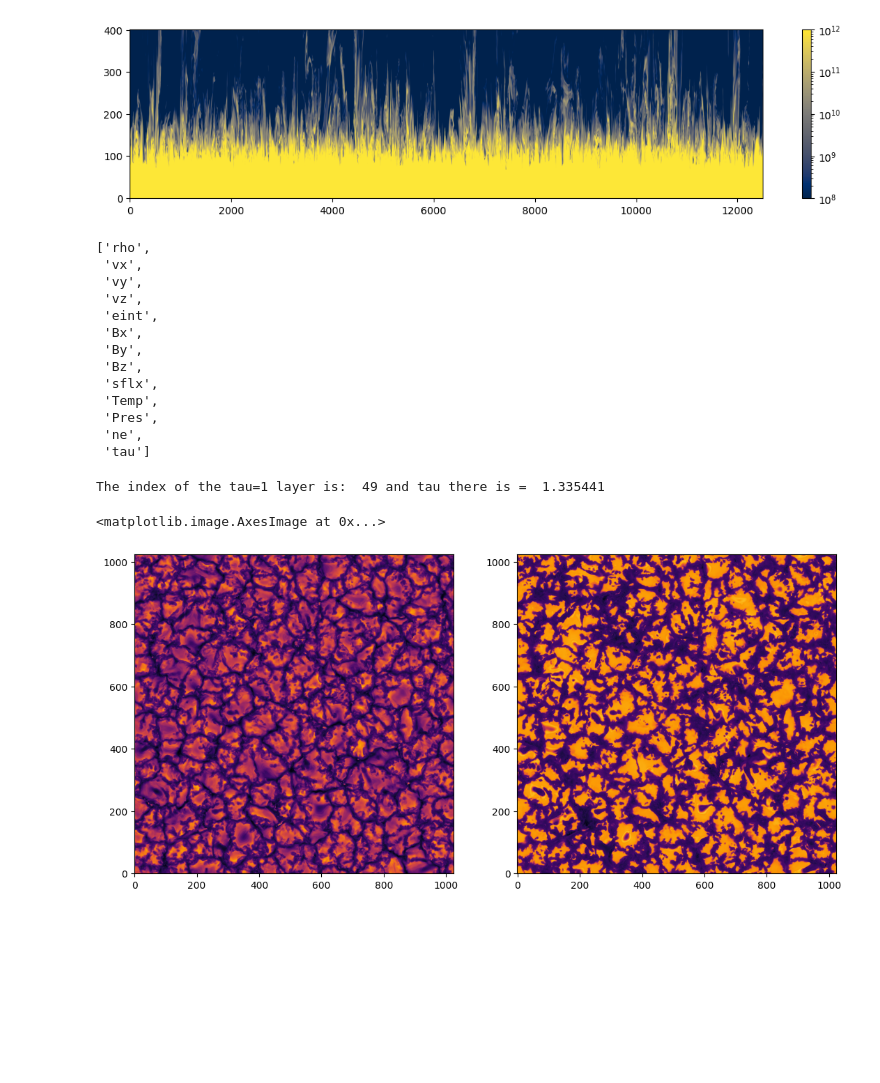
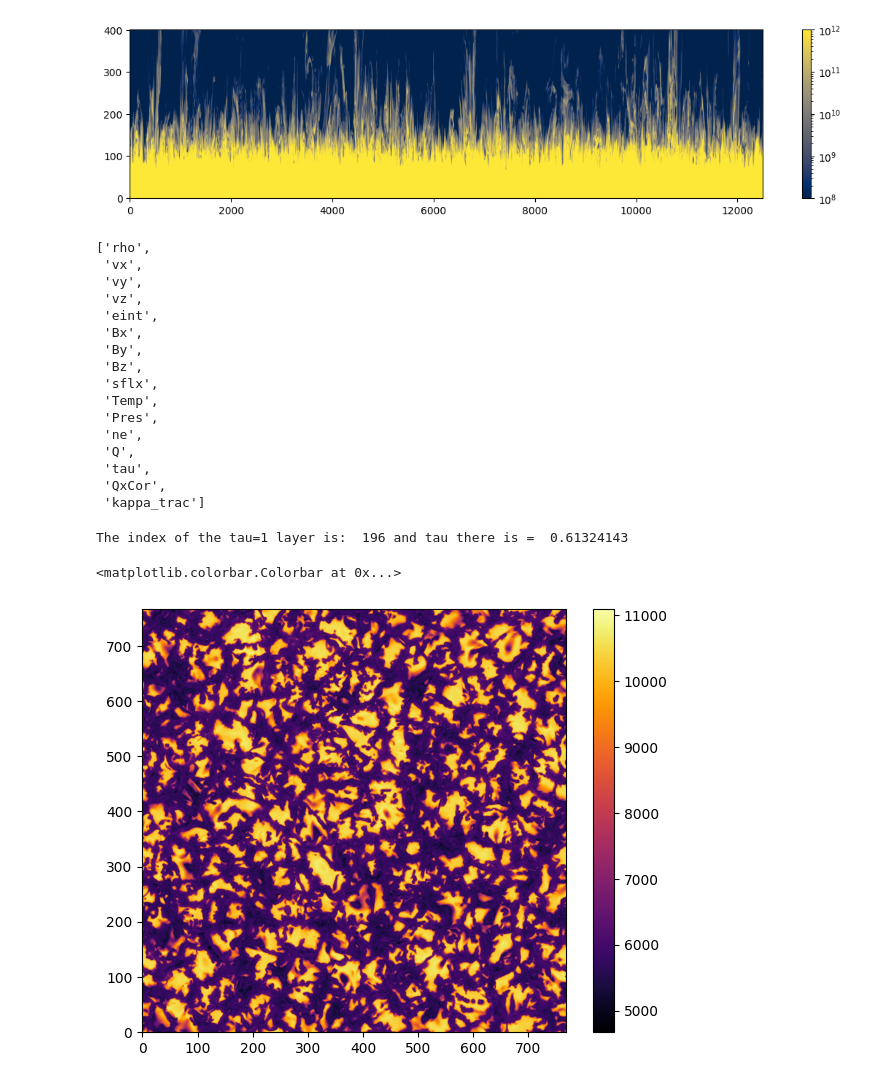
Before and after one commit to ivanzmilic/offlimb_3D_modeling, a Jupyter notebook: extend_cube.ipynb, the cells around one changed output. Drawn from its saved outputs; the diff is of its cells as text; code cells hidden in the pictures; blank space fills up the shorter version.

Commit message:
update the extend cube notebook for Paulinas time-dependent calculations

```diff
--- a/extend_cube.ipynb
+++ b/extend_cube.ipynb
@@ -124,8 +120,11 @@ plt.colorbar()
 # Should I pack this all for RT, together with the corresponding temperatures and velocities?
 # Probably not the worst idea ever!
 
-path = '/dat/milic/MURaM_SSD_che/'
-snapid = 399000
+#path = '/dat/milic/MURaM_SSD_che/' This is one snapshot for the paper
+# Matthias cubes (timeseries) are here:
+path = '/dat/milic/MURAM_SSD_ch_co_25x25x25Mm/3D/'
+
+snapid = 0
 snap = mio.MuramSnap(path, snapid)
 # %%
 snap.available
@@ -142,11 +141,14 @@ snap.available
  'Temp',
  'Pres',
  'ne',
- 'tau']
+ 'Q',
+ 'tau',
+ 'QxCor',
+ 'kappa_trac']
 # %%
 # Before everything else check where z = 0, i.e. where is tau = 1 layer
 tau_mean = np.mean(snap.tau, axis=(1,2))
 z_idx_ph = np.argmin(np.abs(tau_mean - 1))
 print("The index of the tau=1 layer is: ", z_idx_ph, "and tau there is = ", tau_mean[z_idx_ph])
 # %% [output]
-The index of the tau=1 layer is:  49 and tau there is =  1.335441
+The index of the tau=1 layer is:  196 and tau there is =  0.61324143
@@ -156,12 +155,10 @@ I_c = output[0].data[:,:,0,-1]
 # %%
-# Checking if it's aligned, and if transposes are needed - no
-plt.figure(figsize=[13,6])
-plt.subplot(121)
-plt.imshow(I_c.T, origin="lower", cmap='inferno')
-plt.subplot(122)
-plt.imshow(snap.Temp[z_idx_ph-3,:,:].T, origin="lower", cmap='inferno')
+# Let's plot the temperature around tau = 1
+plt.figure(figsize=[7,5.5])
+plt.imshow(snap.Temp[z_idx_ph-2,:,:].T, origin="lower", cmap='inferno')
+plt.colorbar()
 # %% [output]
-<matplotlib.image.AxesImage at 0x...>
+<matplotlib.colorbar.Colorbar at 0x...>
-[figure, old version]
+[figure, new version]
 # %%
 # Replicate the plot from the paper and do the cloning:
```
Also changed, not shown: parts of 13 cells of this notebook.
